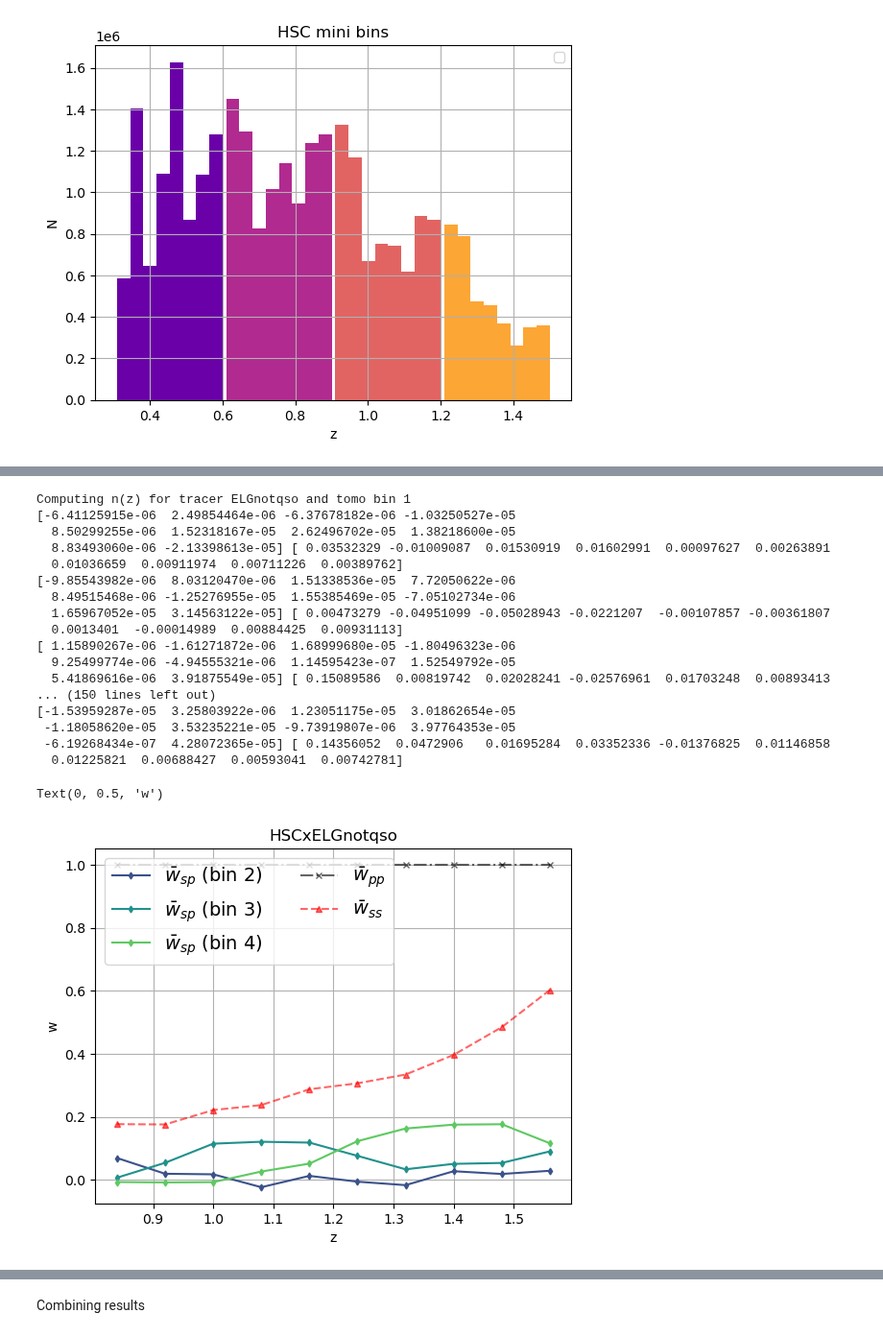
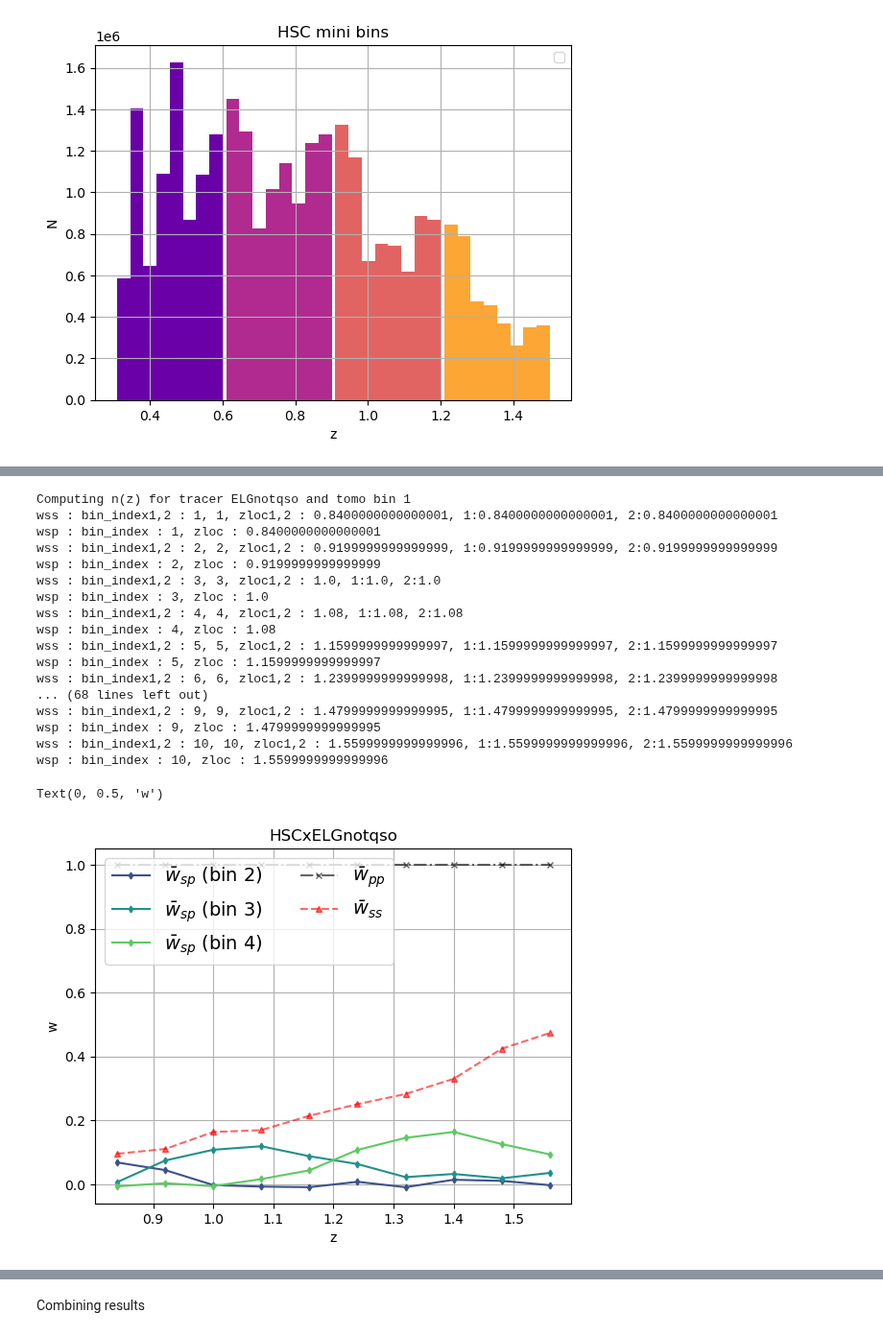
Before and after one commit to JeanCHDJdev/desi-y3-hsc, a Jupyter notebook: src/statistics/plot_results.ipynb, the cells around one changed output, grey strips where cells are left out. Shown at 96% size. Saved outputs shown, nothing was run; the diff lists cells and outputs as text; code cells hidden in the pictures.

```diff
--- a/src/statistics/plot_results.ipynb
+++ b/src/statistics/plot_results.ipynb
@@ -114,7 +113,7 @@ Text(0.5, 1.0, '$\\sigma_j$ corrections for auto_j64_ns256_HSC')
 # %%
 importlib.reload(inference)
 importlib.reload(comb)
-tracer = 'LRG'
+tracer = 'ELGnotqso'
 nz = []
 for i in range(1, 5):
     kwargs = {
@@ -230,22 +229,22 @@ for i in range(1, 5):
     )
 # %% [output]
 Computing n(z) for tracer ELGnotqso and tomo bin 1
-[-6.41125915e-06  2.49854464e-06 -6.37678182e-06 -1.03250527e-05
-  8.50299255e-06  1.52318167e-05  2.62496702e-05  1.38218600e-05
-  8.83493060e-06 -2.13398613e-05] [ 0.03532329 -0.01009087  0.01530919  0.01602991  0.00097627  0.00263891
-  0.01036659  0.00911974  0.00711226  0.00389762]
-[-9.85543982e-06  8.03120470e-06  1.51338536e-05  7.72050622e-06
-  8.49515468e-06 -1.25276955e-05  1.55385469e-05 -7.05102734e-06
-  1.65967052e-05  3.14563122e-05] [ 0.00473279 -0.04951099 -0.05028943 -0.0221207  -0.00107857 -0.00361807
-  0.0013401  -0.00014989  0.00884425  0.00931113]
-[ 1.15890267e-06 -1.61271872e-06  1.68999680e-05 -1.80496323e-06
-  9.25499774e-06 -4.94555321e-06  1.14595423e-07  1.52549792e-05
-  5.41869616e-06  3.91875549e-05] [ 0.15089586  0.00819742  0.02028241 -0.02576961  0.01703248  0.00893413
-... (150 lines left out)
-[-1.53959287e-05  3.25803922e-06  1.23051175e-05  3.01862654e-05
- -1.18058620e-05  3.53235221e-05 -9.73919807e-06  3.97764353e-05
- -6.19268434e-07  4.28072365e-05] [ 0.14356052  0.0472906   0.01695284  0.03352336 -0.01376825  0.01146858
-  0.01225821  0.00688427  0.00593041  0.00742781]
+wss : bin_index1,2 : 1, 1, zloc1,2 : 0.8400000000000001, 1:0.8400000000000001, 2:0.8400000000000001
+wsp : bin_index : 1, zloc : 0.8400000000000001
+wss : bin_index1,2 : 2, 2, zloc1,2 : 0.9199999999999999, 1:0.9199999999999999, 2:0.9199999999999999
+wsp : bin_index : 2, zloc : 0.9199999999999999
+wss : bin_index1,2 : 3, 3, zloc1,2 : 1.0, 1:1.0, 2:1.0
+wsp : bin_index : 3, zloc : 1.0
+wss : bin_index1,2 : 4, 4, zloc1,2 : 1.08, 1:1.08, 2:1.08
+wsp : bin_index : 4, zloc : 1.08
+wss : bin_index1,2 : 5, 5, zloc1,2 : 1.1599999999999997, 1:1.1599999999999997, 2:1.1599999999999997
+wsp : bin_index : 5, zloc : 1.1599999999999997
+wss : bin_index1,2 : 6, 6, zloc1,2 : 1.2399999999999998, 1:1.2399999999999998, 2:1.2399999999999998
+... (68 lines left out)
+wss : bin_index1,2 : 9, 9, zloc1,2 : 1.4799999999999995, 1:1.4799999999999995, 2:1.4799999999999995
+wsp : bin_index : 9, zloc : 1.4799999999999995
+wss : bin_index1,2 : 10, 10, zloc1,2 : 1.5599999999999996, 1:1.5599999999999996, 2:1.5599999999999996
+wsp : bin_index : 10, zloc : 1.5599999999999996
 # %%
 #wsp_meas, wpp_meas, wss_meas, hsc_bias, desi_bias, deltaz, zloc, result
 cmap = plt.get_cmap('viridis')
@@ -268,36 +267,36 @@ for i in range(4):
 #    color='red',
 #    alpha=1,
 #    linestyle='-'
 #    )
 plt.plot(
     zval,
-    data[i][:, 1],
+    data[i][:, 2],
     label=r'$\bar{w}_{pp}$',
     color='black',
     alpha=0.6,
     linestyle='-.',
     marker='x',
     markersize=4
     )
 plt.plot(
     zval,
-    data[i][:, 2],
+    data[i][:, 4],
     label=r'$\bar{w}_{ss}$',
     color='red',
     alpha=0.6,
     linestyle='--',
     markersize=4,
     marker='^'
     )
 
 plt.grid()
 plt.legend(loc='upper left', fontsize=14, ncol=2)
 plt.title(f'HSCx{tracer}')
 plt.xlabel('z')
 plt.ylabel('w')
 # %% [output]
 Text(0, 0.5, 'w')
-[figure, old version]
+[figure, new version]
 # %%
 # plot the bias used
 importlib.reload(inference)
```
Also changed, not shown: parts of 13 cells of this notebook, 2 other files.
